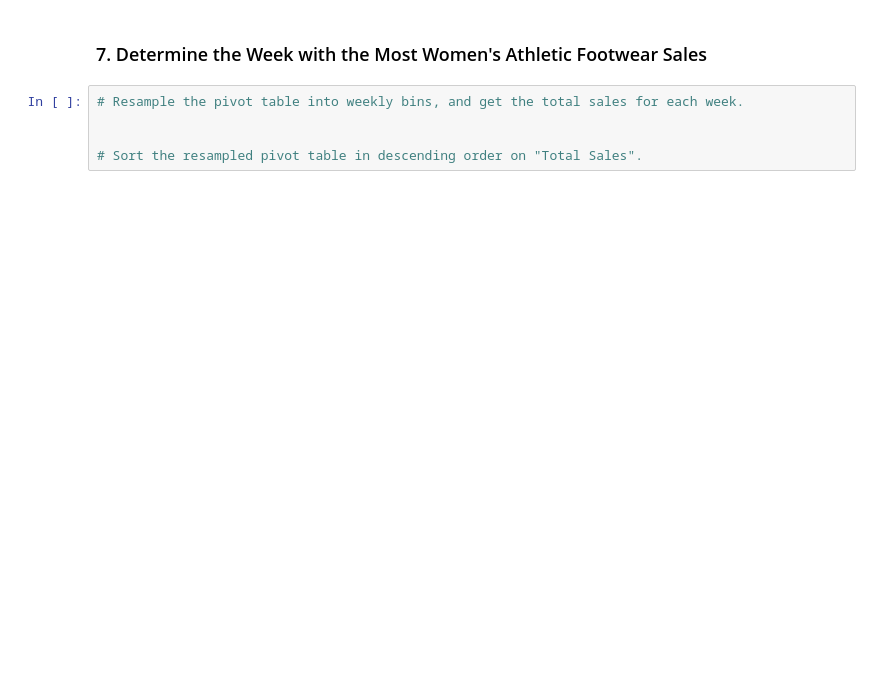
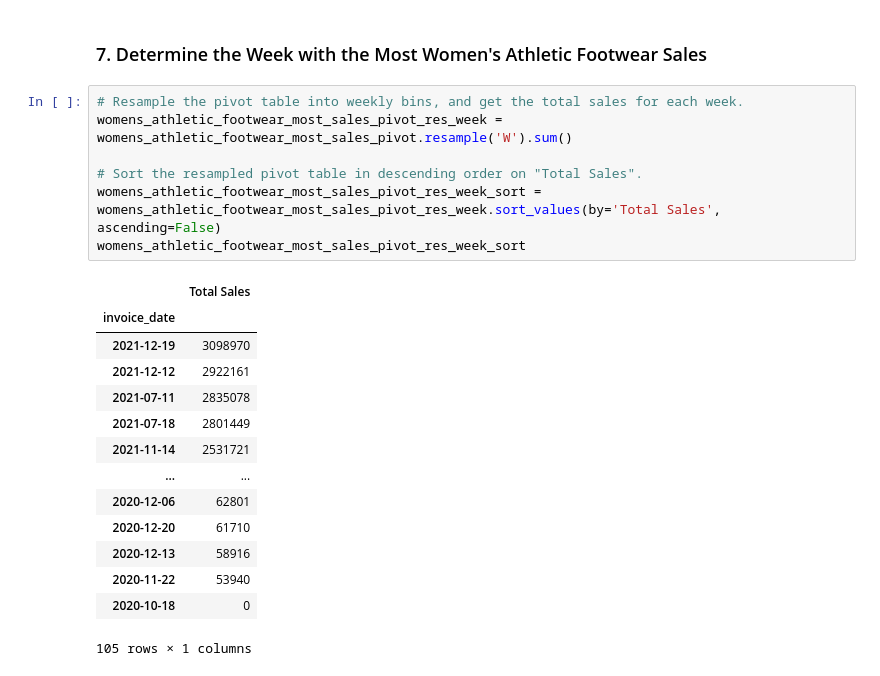
Before and after one commit to dailyinvention/athletic_sales_analysis, a Jupyter notebook: athletic_sales_analysis.ipynb, the cells around one changed output. Cells and saved outputs as stored; diff of their text form; blank space fills up the shorter version.

```diff
--- a/athletic_sales_analysis.ipynb
+++ b/athletic_sales_analysis.ipynb
@@ -372,6 +407,23 @@ womens_athletic_footwear_pivot.head()
 ### 7.  Determine the Week with the Most Women's Athletic Footwear Sales
 # %%
 # Resample the pivot table into weekly bins, and get the total sales for each week.
-
+womens_athletic_footwear_most_sales_pivot_res_week = womens_athletic_footwear_most_sales_pivot.resample('W').sum()
 
 # Sort the resampled pivot table in descending order on "Total Sales".
+womens_athletic_footwear_most_sales_pivot_res_week_sort = womens_athletic_footwear_most_sales_pivot_res_week.sort_values(by='Total Sales', ascending=False)
+womens_athletic_footwear_most_sales_pivot_res_week_sort
+# %% [output]
+|  | Total Sales |
+| invoice_date |  |
+| 2021-12-19 | 3098970 |
+| 2021-12-12 | 2922161 |
+| 2021-07-11 | 2835078 |
+| 2021-07-18 | 2801449 |
+| 2021-11-14 | 2531721 |
+| ... | ... |
+| 2020-12-06 | 62801 |
+| 2020-12-20 | 61710 |
+| 2020-12-13 | 58916 |
+| 2020-11-22 | 53940 |
+| 2020-10-18 | 0 |
+105 rows × 1 columns
```
Also changed, not shown: parts of 2 cells of this notebook.
